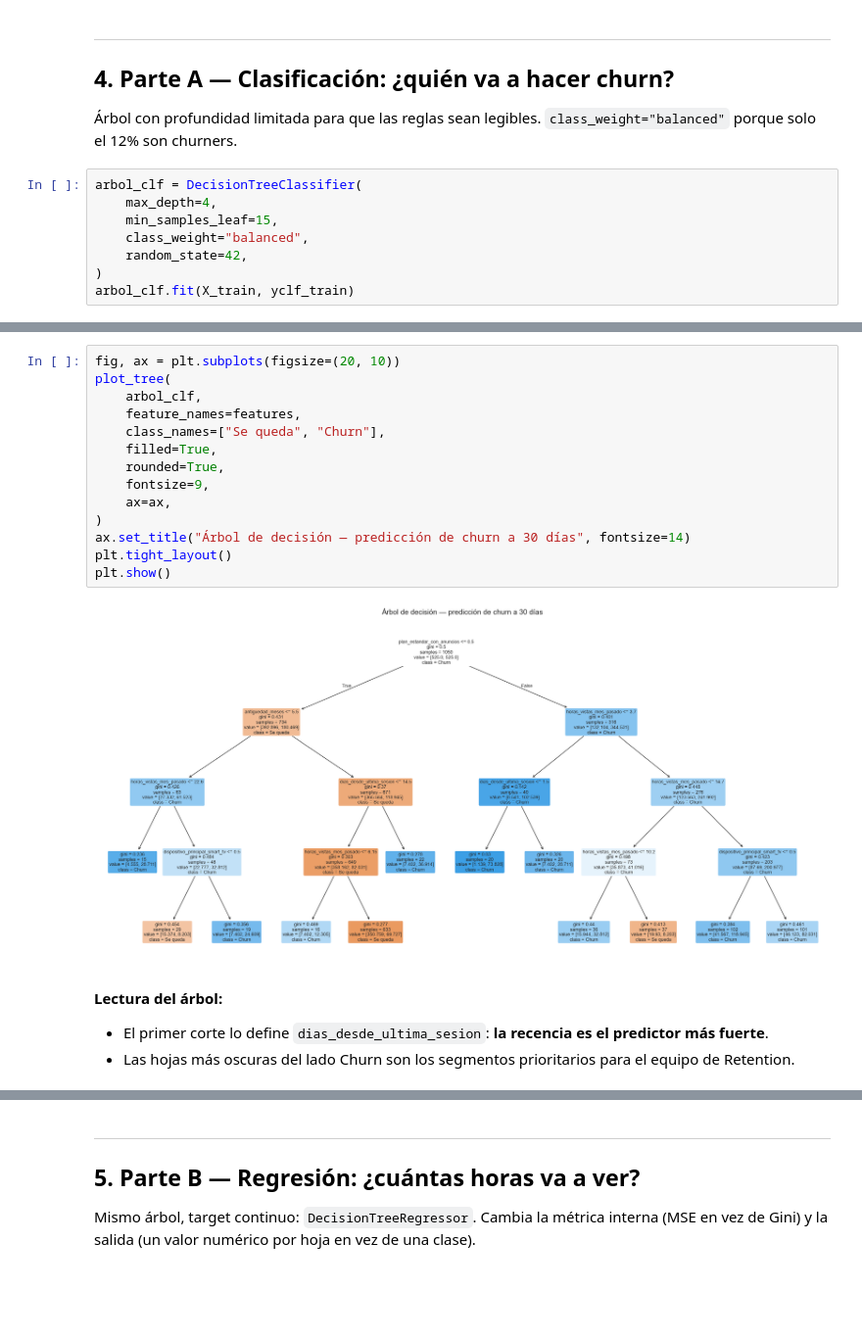
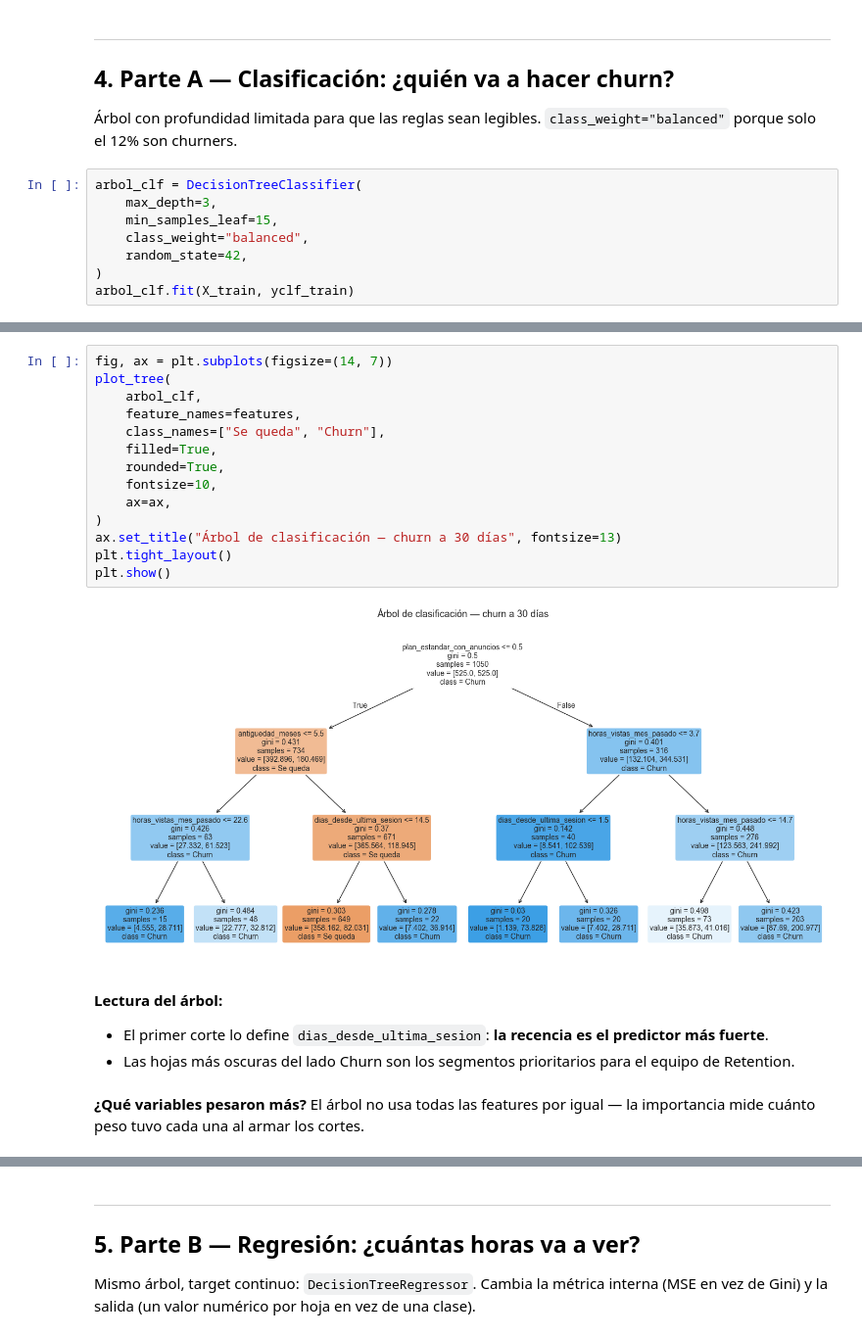
Before and after one commit to ignacio-aracena/Data-Analytics, a Jupyter notebook: Clase 07 - CART/practica07.ipynb, the cells around one changed output, grey strips where cells are left out. Shown at 98% size. Saved outputs shown, nothing was run; the diff lists cells and outputs as text; blank space fills up the shorter version.

```diff
--- a/Clase 07 - CART/practica07.ipynb
+++ b/Clase 07 - CART/practica07.ipynb
@@ -155,7 +210,7 @@ Train: 1050 filas  |  Test: 450 filas
 Árbol con profundidad limitada para que las reglas sean legibles. `class_weight="balanced"` porque solo el 12% son churners.
 # %%
 arbol_clf = DecisionTreeClassifier(
-    max_depth=4,
+    max_depth=3,
     min_samples_leaf=15,
     class_weight="balanced",
     random_state=42,
@@ -200,21 +247,23 @@ plt.show()
 # %%
-fig, ax = plt.subplots(figsize=(20, 10))
+fig, ax = plt.subplots(figsize=(14, 7))
 plot_tree(
     arbol_clf,
     feature_names=features,
     class_names=["Se queda", "Churn"],
     filled=True,
     rounded=True,
-    fontsize=9,
+    fontsize=10,
     ax=ax,
 )
-ax.set_title("Árbol de decisión — predicción de churn a 30 días", fontsize=14)
+ax.set_title("Árbol de clasificación — churn a 30 días", fontsize=13)
 plt.tight_layout()
 plt.show()
 # %% [output]
-[figure, old version]
+[figure, new version]
 # %% [markdown]
 **Lectura del árbol:**
 
 - El primer corte lo define `dias_desde_ultima_sesion`: **la recencia es el predictor más fuerte**.
 - Las hojas más oscuras del lado Churn son los segmentos prioritarios para el equipo de Retention.
+# %% [markdown]
+**¿Qué variables pesaron más?** El árbol no usa todas las features por igual — la importancia mide cuánto peso tuvo cada una al armar los cortes.
```
Also changed, not shown: parts of 37 cells of this notebook, 1 other file.
